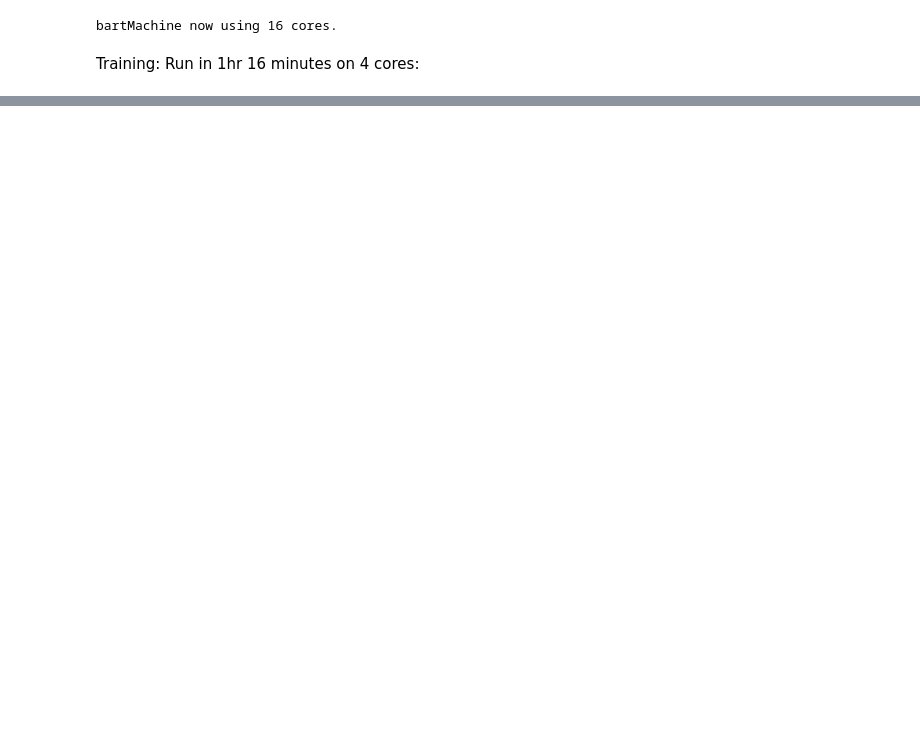
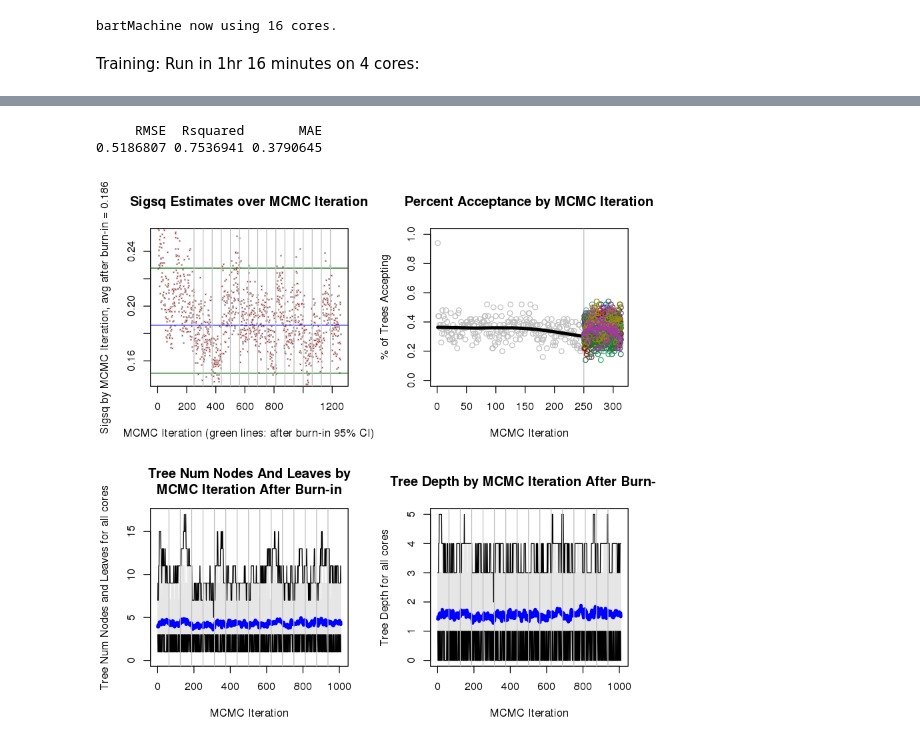
Before and after one commit to profwacko/stat-280-bayesian-project, a Jupyter notebook: 20191118_JOAQ_BART.ipynb, the cells around one changed output, grey strips where cells are left out. Drawn from its saved outputs; the diff is of its cells as text; code cells hidden in the pictures; blank space fills up the shorter version.

```diff
--- a/20191118_JOAQ_BART.ipynb
+++ b/20191118_JOAQ_BART.ipynb
@@ -134,2 +185,2 @@ p-val for zero-mean noise: 0.98289
 # %%
-predict(happy.bm.read,newdata = happy.test)
+happy.pred <- predict(happy.bm,newdata = happy.test)
@@ -162,0 +236,6 @@ year                            0.000
+# %%
+t.start <- Sys.time()
+happy.bm.2 <- bartMachine(X = data.frame(happy.train %>% select(-happiness.score)), y = happy.train$happiness.score,
+            verbose = TRUE,
+            serialize =  TRUE)
+t.final <- Sys.time() - t.start
@@ -162,0 +276,7 @@ year                            0.000
+# %%
+happy.pred.2 <- predict(happy.bm.2, new_data = data.frame(happy.test %>% select(-happiness.score)))
+# %%
+postResample(pred = happy.pred.2, happy.test$happiness.score)
+# %% [output]
+     RMSE  Rsquared       MAE
+0.5186807 0.7536941 0.3790645
@@ -162,0 +285,4 @@ year                            0.000
+# %%
+plot_convergence_diagnostics(happy.bm.2)
+# %% [output]
+[figure, added]
```
Also changed, not shown: parts of 27 cells of this notebook, 2 other files.
